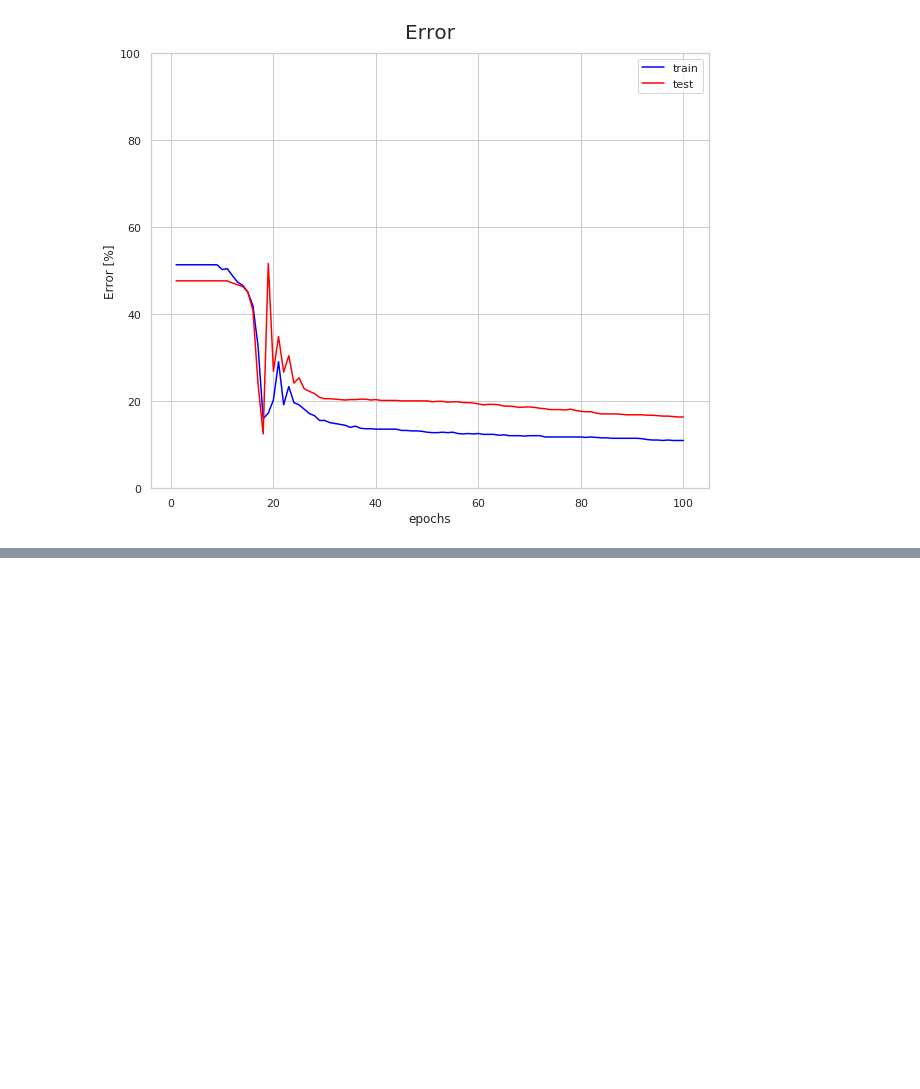
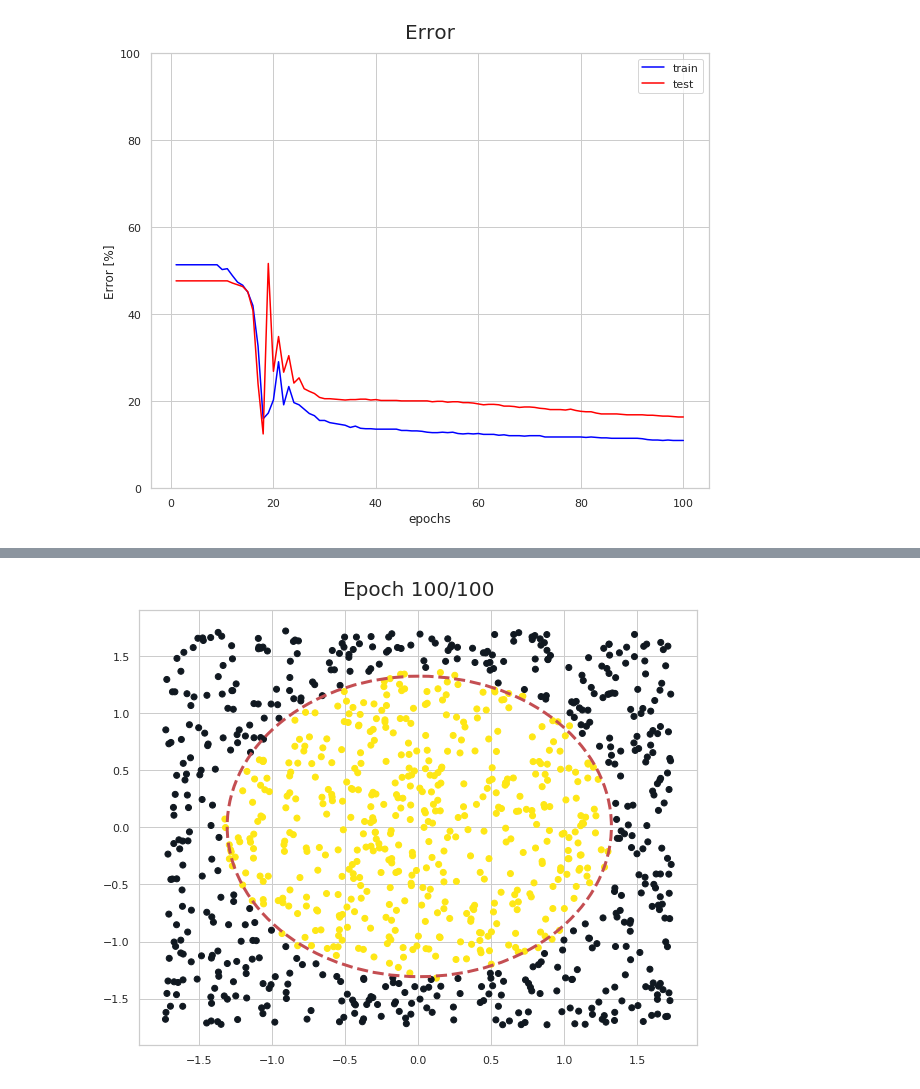
Before and after one commit to INFOPAUL/DeepLearning_Proj2, a Jupyter notebook: plots.ipynb, the cells around one changed output, grey strips where cells are left out. Saved outputs shown, nothing was run; the diff lists cells and outputs as text; code cells hidden in the pictures; blank space fills up the shorter version.

```diff
--- a/plots.ipynb
+++ b/plots.ipynb
@@ -234,0 +211,84 @@ ax.legend();
+# %%
+verbose=0
+# %%
+layers =[]
+# input layer (2 input units)
+linear1 = Linear(2, 25, bias= True, weight_init=xavier_uniform)
+
+# 3 hidden layers (each 25 units)
+linear2 = Linear(25, 25, bias= True, weight_init=xavier_uniform)
+linear3 = Linear(25, 25, bias= True, weight_init=xavier_uniform)
+linear4 = Linear(25, 25, bias= True, weight_init=xavier_uniform)
+
+# output layer (2 output units)
+linear5 = Linear(25, 2, bias= True, weight_init=xavier_uniform)
+
+
+layers.append(linear1)
+layers.append(Mish())
+layers.append(linear2)
+layers.append(Mish())
+layers.append(linear3)
+layers.append(Mish())
+layers.append(linear4)
+layers.append(Tanh())
+layers.append(linear5)
+
+model = Sequential(layers)
+
+criterion = MSE()
+optimizer = SGD(model, lr = 0.1)
+
+losses2 = []
+accuracies2 = []
+errors2 = []
+ret_val2 = ""
+
+for epoch in range(1, epochs+1):
+    ret_val2 += "Epoch: " + str(epoch) + "\n"
+    for batch_idx in range(0, train_data.size(0), batch_size):
+        # axis 0, start from batch_idx until batch_idx+batch_size
+        output = model.forward(train_data.narrow(0, batch_idx, batch_size))
+
+        # Calculate loss
+        loss = criterion.forward(output, train_label.narrow(0, batch_idx, batch_size))
+        losses2.append(loss)
+        ret_val2 += "Loss: "+str(loss)+"\n"
+
+        # put to zero weights and bias
+        optimizer.zero_grad()
+
+        ##Backpropagation
+        # Calculate grad of loss
+        loss_grad = criterion.backward()
+
+        # Grad of the model
+        model.backward(loss_grad)
+
+        # Update parameters
+        optimizer.step()
+
+
+
+
+    test_prediction = model.forward(test_data)
+    acc = accuracy(test_prediction, test_label)
+    accuracies2.append(acc)
+
+    errors2.append(1-acc)
+    ret_val2 += "Accuracy: "+ str(acc)+"\n"
+
+    pred = torch.argmax(test_prediction, 1)
+    fig, ax = plt.subplots(figsize=(10,8))
+    ax.scatter(test_data[:,0].numpy(), test_data[:,1].numpy(), c=["#101820FF" if x==0 else "#FEE715FF" for x in np.squeeze(pred.numpy())])
+    circle1 = plt.Circle(((0.5-mean.item())/np.power(std,2), (0.5-mean.item())/np.power(std,2)), ((1/np.sqrt(2*np.pi))-mean)/np.power(std,2.07), color='r', fill=False, lw=3, ls="--")
+    ax.add_artist(circle1)
+    ax.set_title(f"Epoch {epoch}/{epochs}", fontdict={"fontsize":20, "fontweight":1}, pad=15);
+    IPyDisplay.clear_output(wait=True)
+    IPyDisplay.display(plt.gcf())
+    plt.close();
+    time.sleep(0.1)
+
+if verbose: print(ret_val2)
+# %% [output]
+[figure, added]
```
Also changed, not shown: parts of 10 cells of this notebook, 3 other files.
